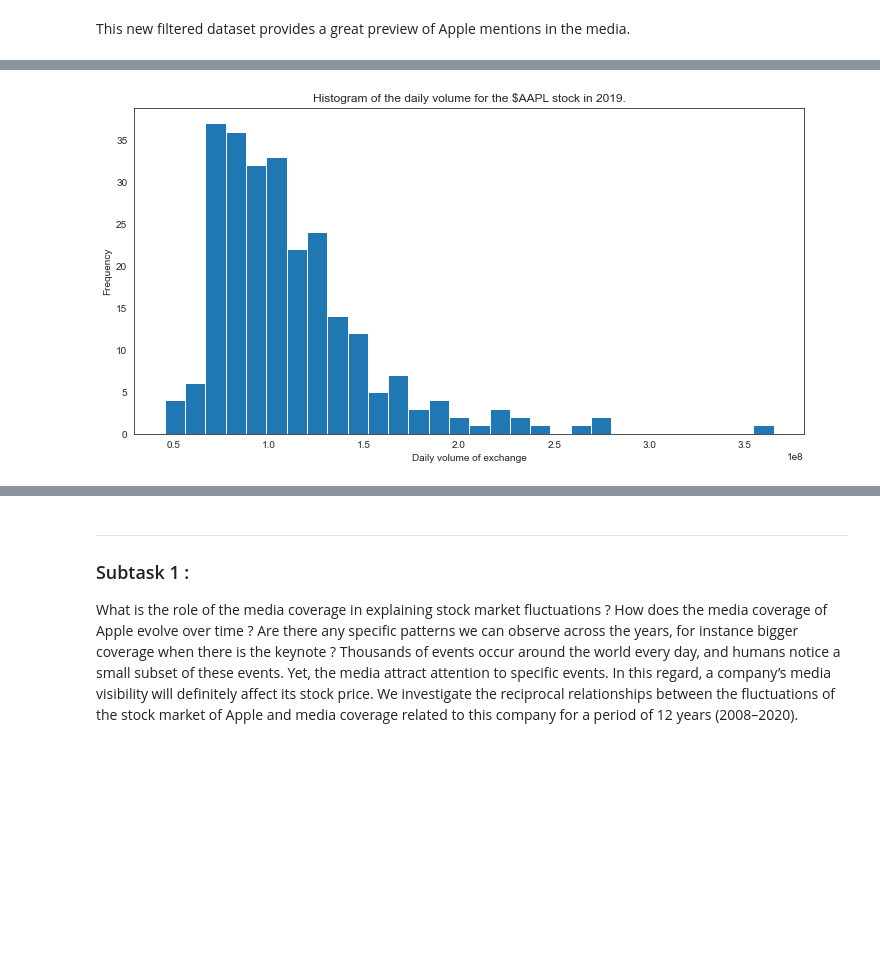
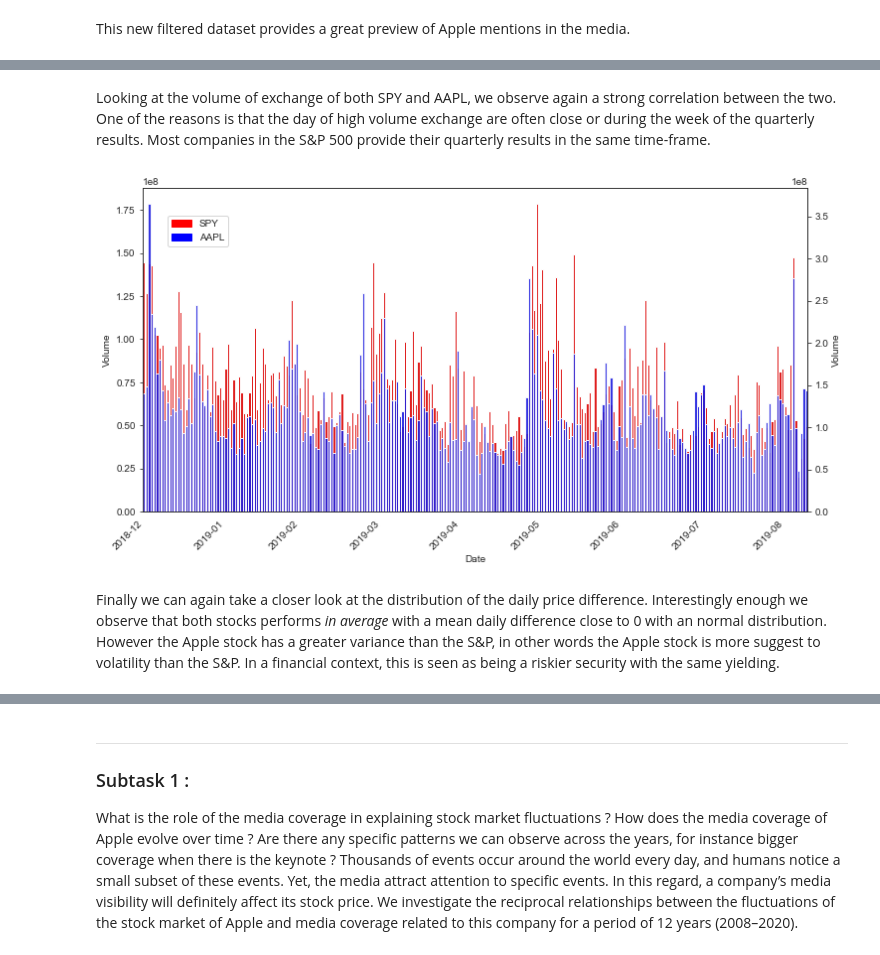
Before and after one commit to raphaelattias/apple-stock-analytics, a Jupyter notebook: main.ipynb, the cells around one changed output, grey strips where cells are left out. Cells and saved outputs as stored; diff of their text form; code cells hidden in the pictures; blank space fills up the shorter version.

```diff
--- a/main.ipynb
+++ b/main.ipynb
@@ -81,5 +84,6 @@ A stock dataframe consists of the following features:
 # %%
 apple_ticker = "AAPL"
+spy_ticker = "SPY"
 year = 2019
 apple_stock = yf.download(apple_ticker, start=f'{year}-01-01', end=f'{year}-12-31', progress = False)
 apple_stock.head()
@@ -102,5 +125,9 @@ stock("AAPL", year = year, fig = "daily_diff")
+# %% [markdown]
+Looking at the volume of exchange of both SPY and AAPL, we observe again a strong correlation between the two. One of the reasons is that the day of high volume exchange are often close or during the week of the quarterly results. Most companies in the S&P 500 provide their quarterly results in the same time-frame.
 # %%
-stock("AAPL", year = year, fig = "volume")
+compare(spy_ticker, apple_ticker, year = year, fig = "volume")
 # %% [output]
-[figure, old version]
+[figure, new version]
+# %% [markdown]
+Finally we can again take a closer look at the distribution of the daily price difference. Interestingly enough we observe that both stocks performs *in average* with a mean daily difference close to 0 with an normal distribution. However the Apple stock has a greater variance than the S&P, in other words the Apple stock is more suggest to volatility than the S&P. In a financial context, this is seen as being a riskier security with the same yielding.
 # %%
```
Also changed, not shown: parts of 13 cells of this notebook, 1 other file.
